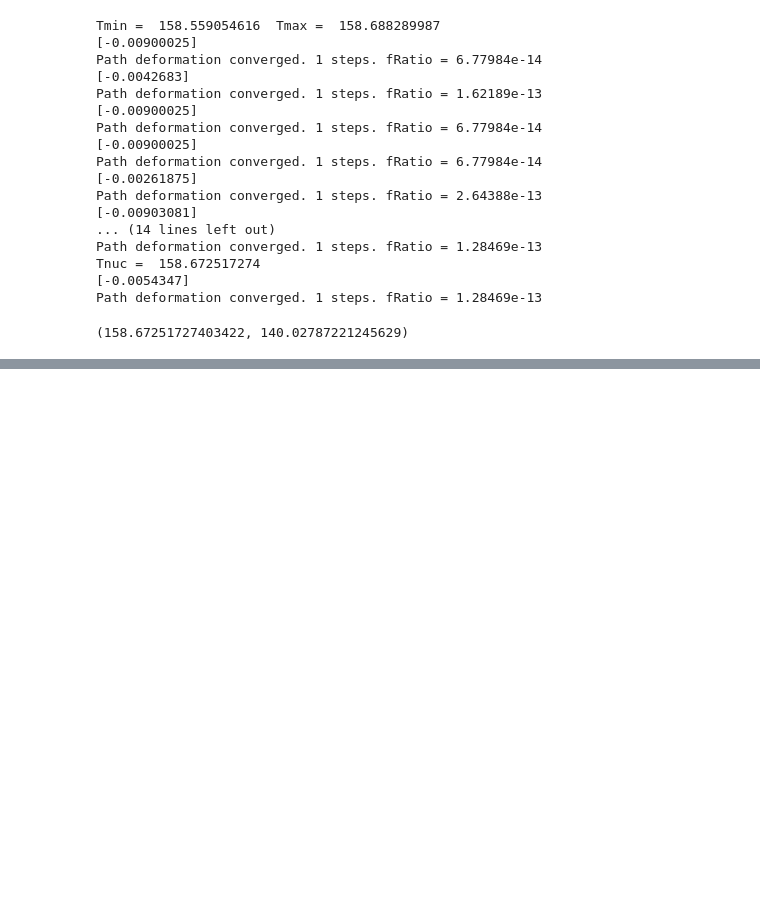
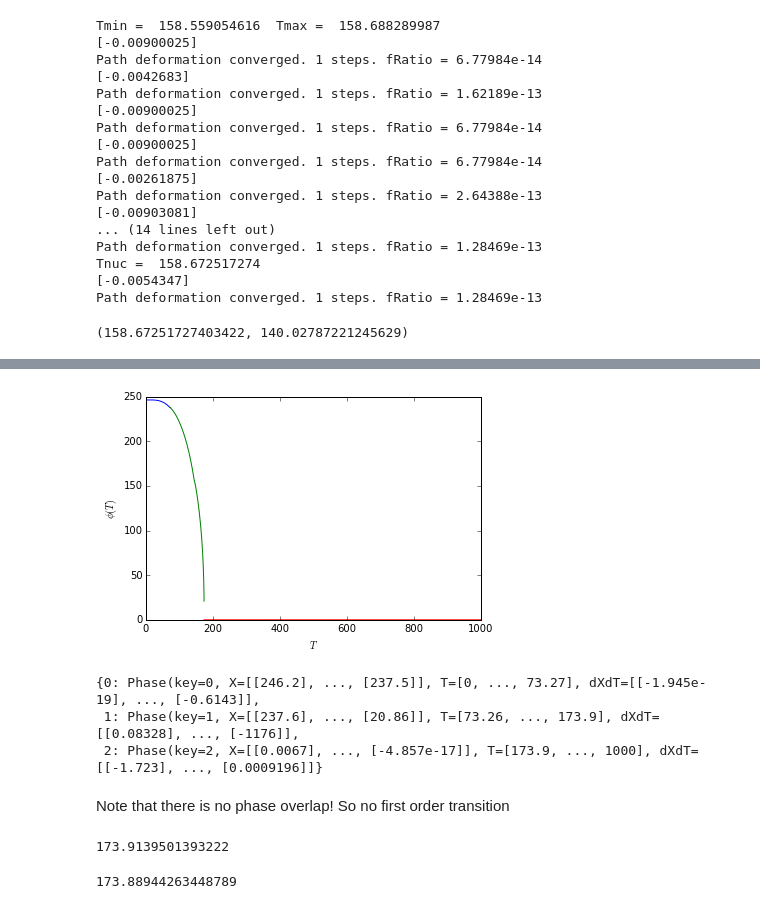
Before and after one commit to nblinov/ct_sm, a Jupyter notebook: sm_example.ipynb, the cells around one changed output, grey strips where cells are left out. Drawn from its saved outputs; the diff is of its cells as text; code cells hidden in the pictures; blank space fills up the shorter version.

```diff
--- a/sm_example.ipynb
+++ b/sm_example.ipynb
@@ -222,0 +227,3 @@ Path deformation converged. 1 steps. fRatio = 1.28469e-13
+# %%
+model = ct_sm.sm_eft()
+model.daisyResum = 2
@@ -222,0 +264,20 @@ Path deformation converged. 1 steps. fRatio = 1.28469e-13
+# %%
+model.plotPhasesPhi()
+# %% [output]
+[figure, added]
+# %%
+model.phases
+# %% [output]
+{0: Phase(key=0, X=[[246.2], ..., [237.5]], T=[0, ..., 73.27], dXdT=[[-1.945e-19], ..., [-0.6143]],
+ 1: Phase(key=1, X=[[237.6], ..., [20.86]], T=[73.26, ..., 173.9], dXdT=[[0.08328], ..., [-1176]],
+ 2: Phase(key=2, X=[[0.0067], ..., [-4.857e-17]], T=[173.9, ..., 1000], dXdT=[[-1.723], ..., [0.0009196]]}
+# %% [markdown]
+Note that there is no phase overlap! So no first order transition
+# %%
+model.phases[2].T[0]
+# %% [output]
+173.9139501393222
+# %%
+model.phases[1].T[-1]
+# %% [output]
+173.88944263448789
```
Also changed, not shown: parts of 21 cells of this notebook, 1 other file.
